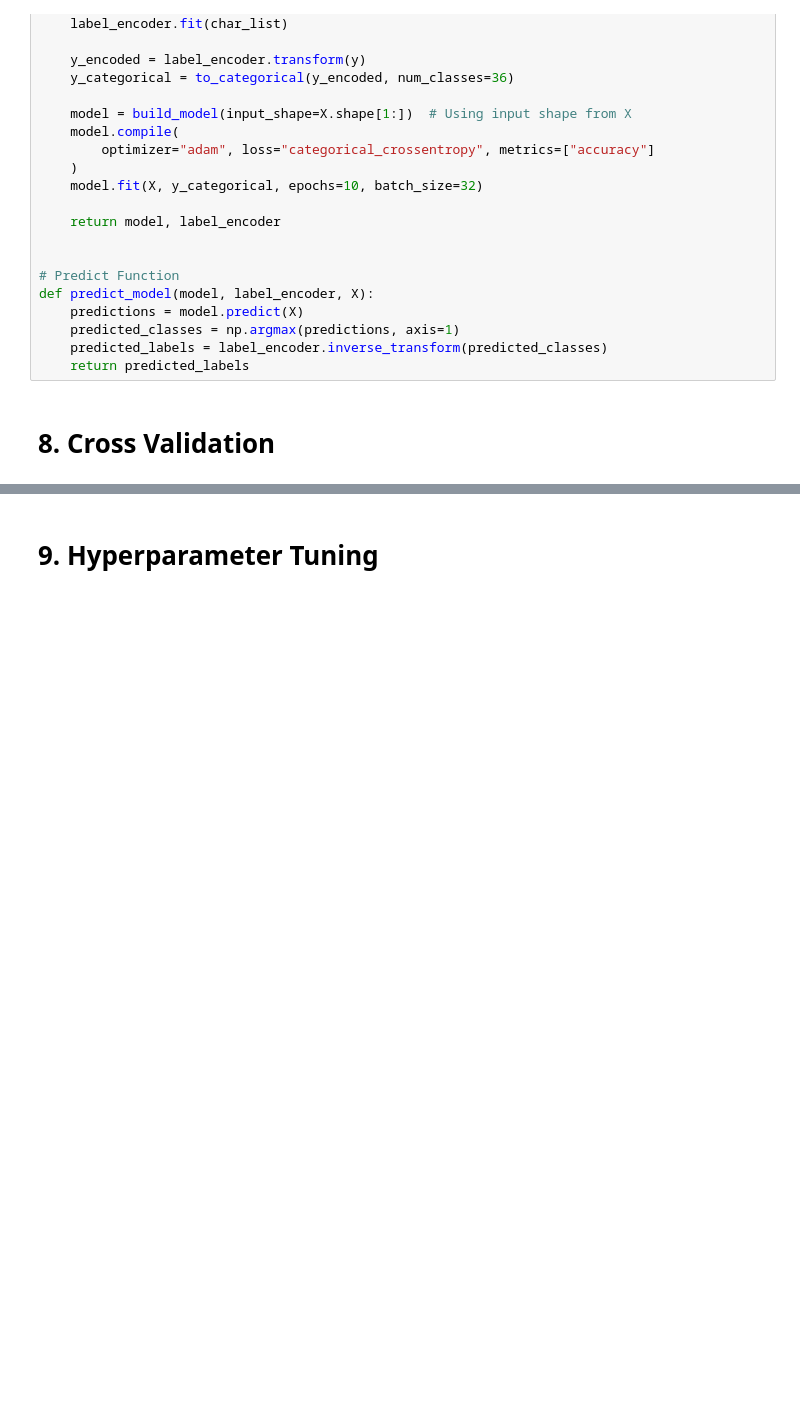
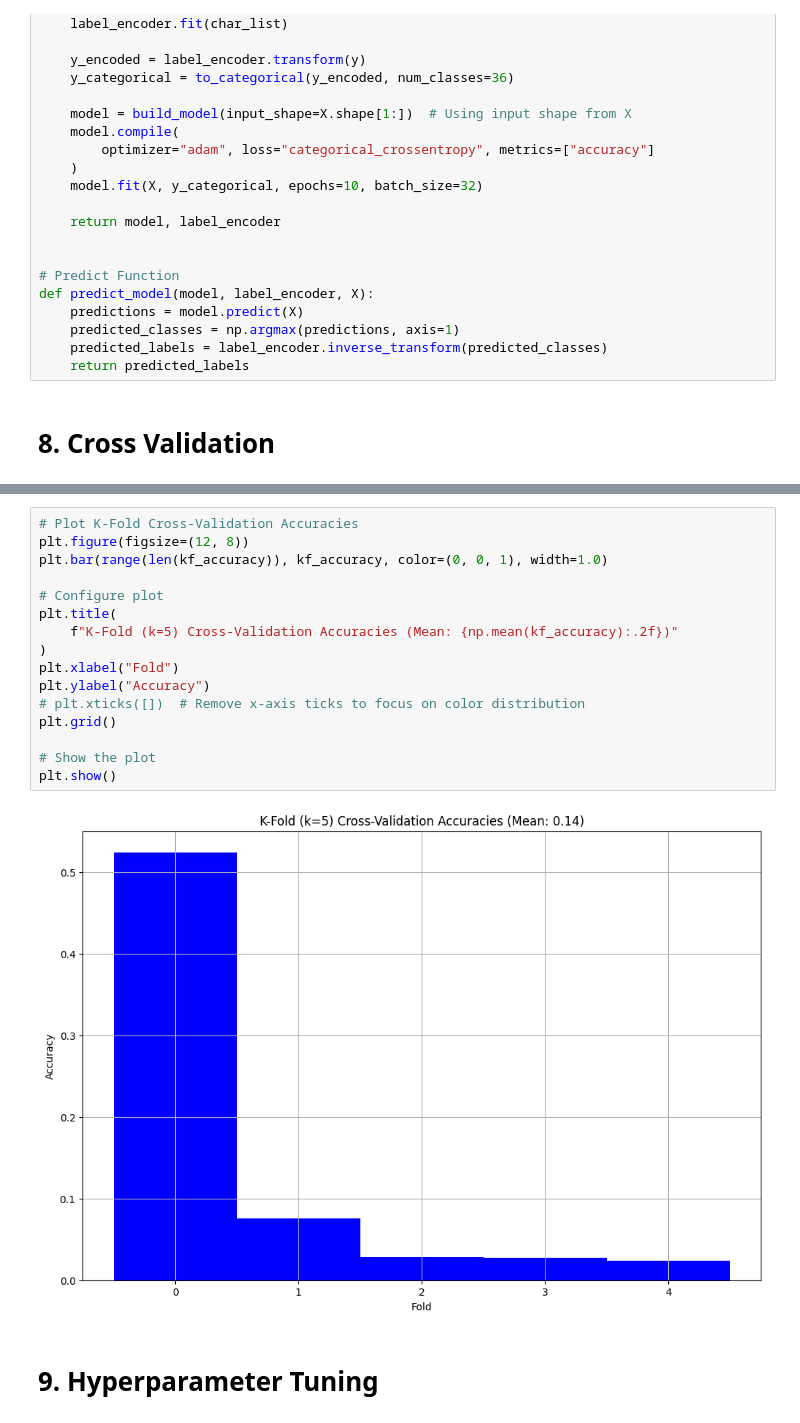
Before and after one commit to mmaimer33/CS4243-MP, a Jupyter notebook: combined.ipynb, the cells around one changed output, grey strips where cells are left out. Cells and saved outputs as stored; diff of their text form; blank space fills up the shorter version.

```diff
--- a/combined.ipynb
+++ b/combined.ipynb
@@ -559,3 +545,21 @@ Mean Accuracy: 0.24717447720468044
+# %%
+# Plot K-Fold Cross-Validation Accuracies
+plt.figure(figsize=(12, 8))
+plt.bar(range(len(kf_accuracy)), kf_accuracy, color=(0, 0, 1), width=1.0)
+
+# Configure plot
+plt.title(
+    f"K-Fold (k=5) Cross-Validation Accuracies (Mean: {np.mean(kf_accuracy):.2f})"
+)
+plt.xlabel("Fold")
+plt.ylabel("Accuracy")
+# plt.xticks([])  # Remove x-axis ticks to focus on color distribution
+plt.grid()
+
+# Show the plot
+plt.show()
+# %% [output]
+[figure, added]
 # %% [markdown]
 # 9. Hyperparameter Tuning
 # %%
```
Also changed, not shown: parts of 13 cells of this notebook, 3 other files.
